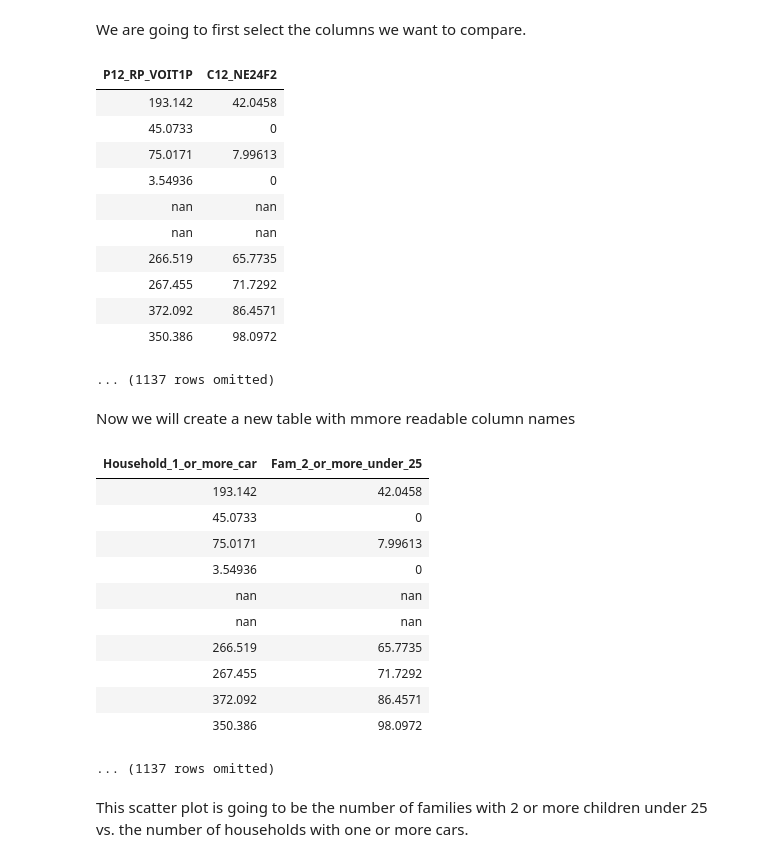
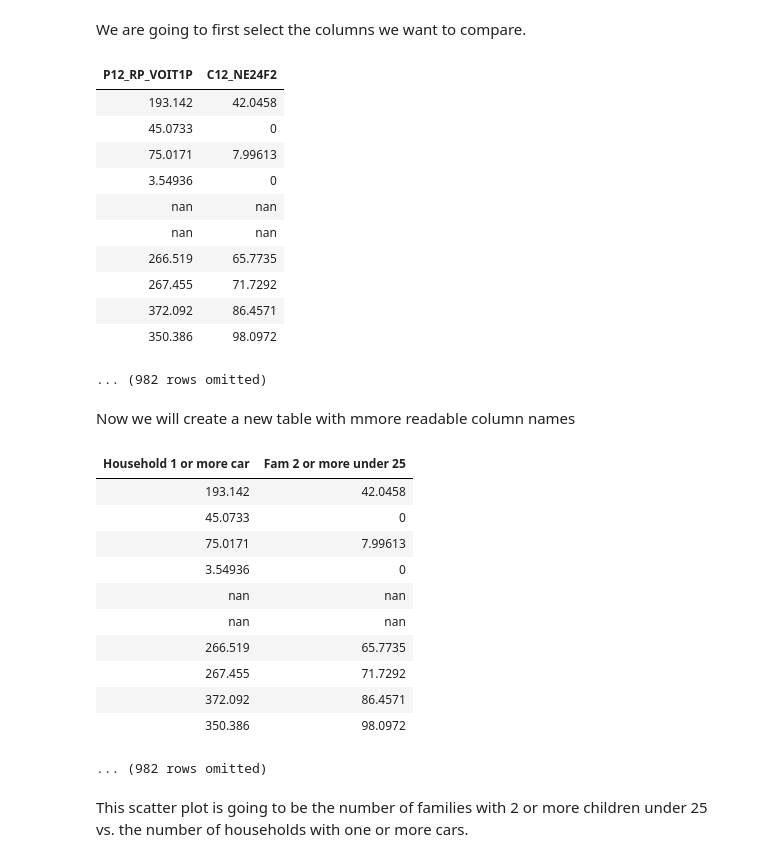
Before and after one commit to Sandotin/Analysis-of-Gentrification-of-Paris-IRIS-Units, a Jupyter notebook: Final_Notebook.ipynb, the cells around one changed output. Drawn from its saved outputs; the diff is of its cells as text; code cells hidden in the pictures.

```diff
--- a/Final_Notebook.ipynb
+++ b/Final_Notebook.ipynb
@@ -403,7 +403,7 @@ An example is shown below:
 # %% [markdown]
 We are going to first select the columns we want to compare.
 # %%
-new_soc_data1 = new_soc_data.select("P12_RP_VOIT1P", "C12_NE24F2")
+new_soc_data1 = soc_data_paris.select("P12_RP_VOIT1P", "C12_NE24F2")
 new_soc_data1
 # %% [output]
 | P12_RP_VOIT1P | C12_NE24F2 |
@@ -417,15 +417,15 @@ new_soc_data1
 | 267.455 | 71.7292 |
 | 372.092 | 86.4571 |
 | 350.386 | 98.0972 |
-... (1137 rows omitted)
+... (982 rows omitted)
 # %% [markdown]
 Now we will create a new table with mmore readable column names
 # %%
-new_soc_data2 = Table().with_column("Household_1_or_more_car", new_soc_data1.column("P12_RP_VOIT1P"),
-                                   "Fam_2_or_more_under_25", new_soc_data1.column("C12_NE24F2"))
+new_soc_data2 = Table().with_column("Household 1 or more car", new_soc_data1.column("P12_RP_VOIT1P"),
+                                   "Fam 2 or more under 25", new_soc_data1.column("C12_NE24F2"))
 new_soc_data2
 # %% [output]
-| Household_1_or_more_car | Fam_2_or_more_under_25 |
+| Household 1 or more car | Fam 2 or more under 25 |
 | 193.142 | 42.0458 |
 | 45.0733 | 0 |
 | 75.0171 | 7.99613 |
@@ -436,6 +436,6 @@ new_soc_data2
 | 267.455 | 71.7292 |
 | 372.092 | 86.4571 |
 | 350.386 | 98.0972 |
-... (1137 rows omitted)
+... (982 rows omitted)
 # %% [markdown]
 This scatter plot is going to be the number of families with 2 or more children under 25 vs. the number of households with one or more cars.
```
Also changed, not shown: parts of 14 cells of this notebook, 1 other file.
